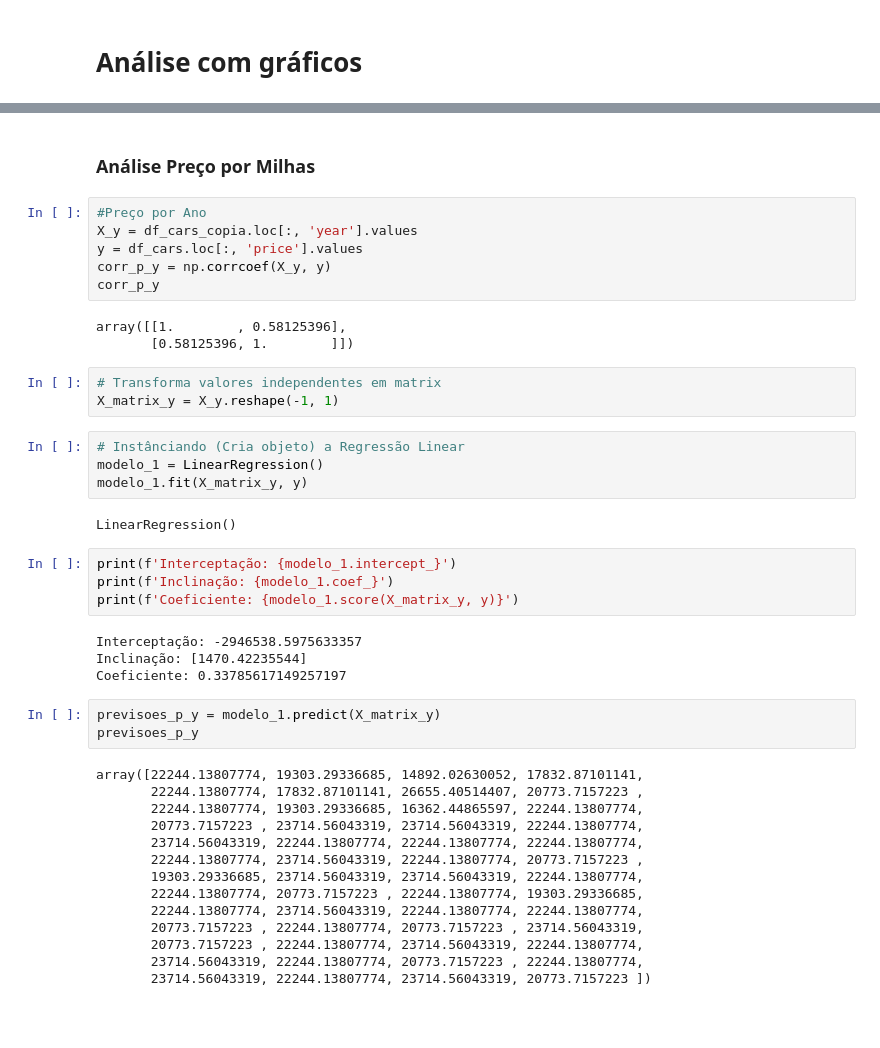
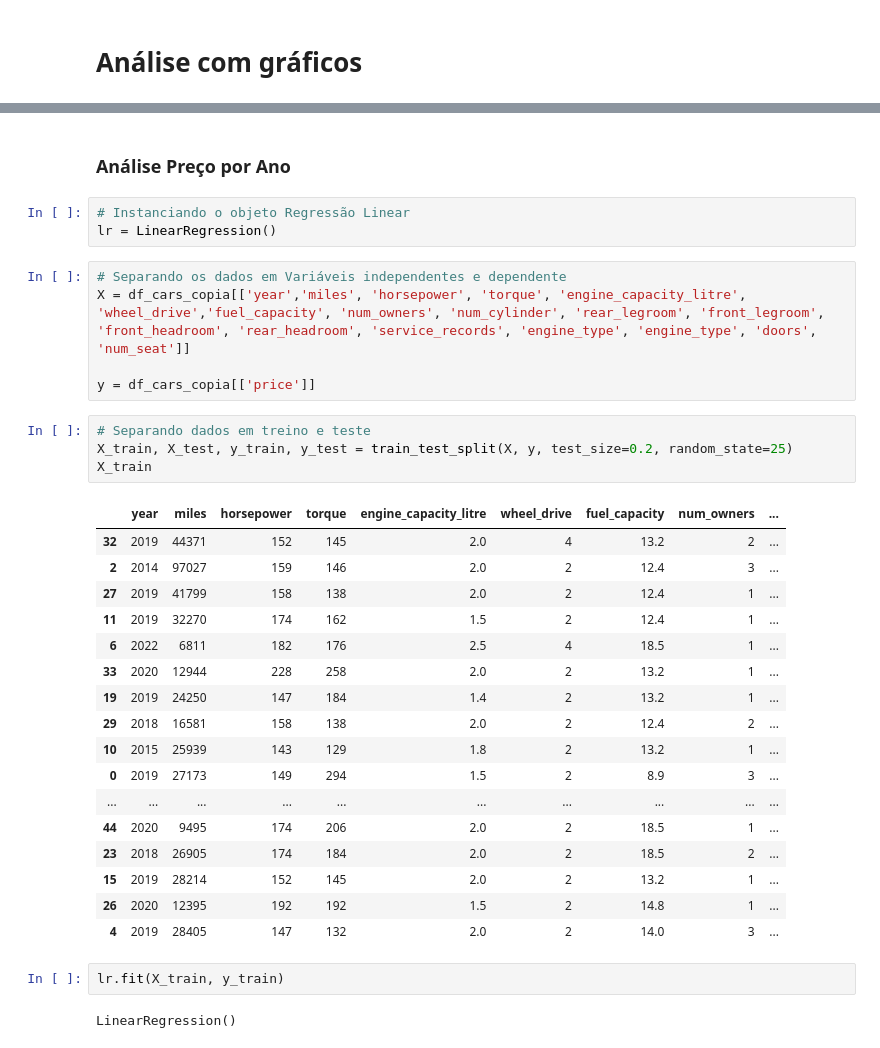
Before and after one commit to JacksonvBarbosa/Analise_Carros, a Jupyter notebook: cars_ml.ipynb, the cells around one changed output, grey strips where cells are left out. Saved outputs shown, nothing was run; the diff lists cells and outputs as text; blank space fills up the shorter version.

```diff
--- a/cars_ml.ipynb
+++ b/cars_ml.ipynb
@@ -258,45 +323,36 @@ df_cars_copia
 # %% [markdown]
-### **Análise Preço por Milhas**
+### **Análise Preço por Ano**
+# %%
+# Instanciando o objeto Regressão Linear
+lr = LinearRegression()
 # %%
-#Preço por Ano
-X_y = df_cars_copia.loc[:, 'year'].values
-y = df_cars.loc[:, 'price'].values
-corr_p_y = np.corrcoef(X_y, y)
-corr_p_y
+# Separando os dados em Variáveis independentes e dependente
+X = df_cars_copia[['year','miles', 'horsepower', 'torque', 'engine_capacity_litre', 'wheel_drive','fuel_capacity', 'num_owners', 'num_cylinder', 'rear_legroom', 'front_legroom', 'front_headroom', 'rear_headroom', 'service_records', 'engine_type', 'engine_type', 'doors', 'num_seat']]
+
+y = df_cars_copia[['price']]
-# %% [output]
-array([[1.        , 0.58125396],
-       [0.58125396, 1.        ]])
+# %%
+# Separando dados em treino e teste
+X_train, X_test, y_train, y_test = train_test_split(X, y, test_size=0.2, random_state=25)
+X_train
+# %% [output]
+|  | year | miles | horsepower | torque | engine_capacity_litre | wheel_drive | fuel_capacity | num_owners | ... |
+| 32 | 2019 | 44371 | 152 | 145 | 2.0 | 4 | 13.2 | 2 | ... |
+| 2 | 2014 | 97027 | 159 | 146 | 2.0 | 2 | 12.4 | 3 | ... |
+| 27 | 2019 | 41799 | 158 | 138 | 2.0 | 2 | 12.4 | 1 | ... |
+| 11 | 2019 | 32270 | 174 | 162 | 1.5 | 2 | 12.4 | 1 | ... |
+| 6 | 2022 | 6811 | 182 | 176 | 2.5 | 4 | 18.5 | 1 | ... |
+| 33 | 2020 | 12944 | 228 | 258 | 2.0 | 2 | 13.2 | 1 | ... |
+| 19 | 2019 | 24250 | 147 | 184 | 1.4 | 2 | 13.2 | 1 | ... |
+| 29 | 2018 | 16581 | 158 | 138 | 2.0 | 2 | 12.4 | 2 | ... |
+| 10 | 2015 | 25939 | 143 | 129 | 1.8 | 2 | 13.2 | 1 | ... |
+| 0 | 2019 | 27173 | 149 | 294 | 1.5 | 2 | 8.9 | 3 | ... |
+| ... | ... | ... | ... | ... | ... | ... | ... | ... | ... |
+| 44 | 2020 | 9495 | 174 | 206 | 2.0 | 2 | 18.5 | 1 | ... |
+| 23 | 2018 | 26905 | 174 | 184 | 2.0 | 2 | 18.5 | 2 | ... |
+| 15 | 2019 | 28214 | 152 | 145 | 2.0 | 2 | 13.2 | 1 | ... |
+| 26 | 2020 | 12395 | 192 | 192 | 1.5 | 2 | 14.8 | 1 | ... |
+| 4 | 2019 | 28405 | 147 | 132 | 2.0 | 2 | 14.0 | 3 | ... |
 # %%
-# Transforma valores independentes em matrix
-X_matrix_y = X_y.reshape(-1, 1)
+lr.fit(X_train, y_train)
+# %% [output]
+LinearRegression()
-# %%
-# Instânciando (Cria objeto) a Regressão Linear
-modelo_1 = LinearRegression()
-modelo_1.fit(X_matrix_y, y)
-# %% [output]
-LinearRegression()
-# %%
-print(f'Interceptação: {modelo_1.intercept_}')
-print(f'Inclinação: {modelo_1.coef_}')
-print(f'Coeficiente: {modelo_1.score(X_matrix_y, y)}')
-# %% [output]
-Interceptação: -2946538.5975633357
-Inclinação: [1470.42235544]
-Coeficiente: 0.33785617149257197
-# %%
-previsoes_p_y = modelo_1.predict(X_matrix_y)
-previsoes_p_y
-# %% [output]
-array([22244.13807774, 19303.29336685, 14892.02630052, 17832.87101141,
-       22244.13807774, 17832.87101141, 26655.40514407, 20773.7157223 ,
-       22244.13807774, 19303.29336685, 16362.44865597, 22244.13807774,
-       20773.7157223 , 23714.56043319, 23714.56043319, 22244.13807774,
-       23714.56043319, 22244.13807774, 22244.13807774, 22244.13807774,
-       22244.13807774, 23714.56043319, 22244.13807774, 20773.7157223 ,
-       19303.29336685, 23714.56043319, 23714.56043319, 22244.13807774,
-       22244.13807774, 20773.7157223 , 22244.13807774, 19303.29336685,
-       22244.13807774, 23714.56043319, 22244.13807774, 22244.13807774,
-       20773.7157223 , 22244.13807774, 20773.7157223 , 23714.56043319,
-       20773.7157223 , 22244.13807774, 23714.56043319, 22244.13807774,
-       23714.56043319, 22244.13807774, 20773.7157223 , 22244.13807774,
-       23714.56043319, 22244.13807774, 23714.56043319, 20773.7157223 ])
```
Also changed, not shown: parts of 31 cells of this notebook.
